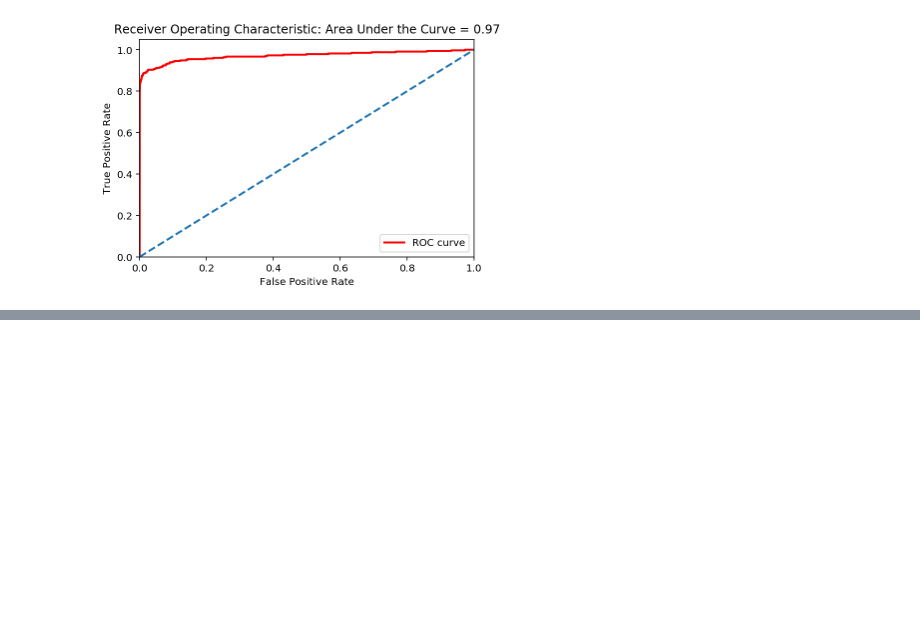
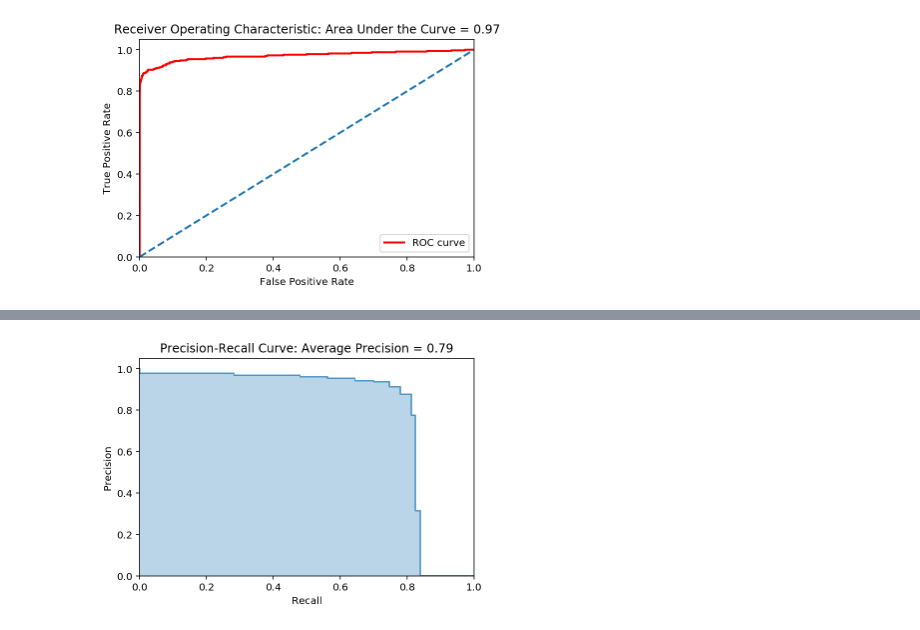
Before and after one commit to frankrefischer/unsuper-02, a Jupyter notebook: Credit Card Fraud.ipynb, the cells around one changed output, grey strips where cells are left out. Drawn from its saved outputs; the diff is of its cells as text; code cells hidden in the pictures; blank space fills up the shorter version.

Commit message:
training and evaluation of random forest

```diff
--- a/Credit Card Fraud.ipynb
+++ b/Credit Card Fraud.ipynb
@@ -206,7 +192,7 @@ average_precision = average_precision_score(y_true=preds.TRUELABEL, y_score=pred
 # %%
-def plot_precision_recall_curve(y_true, probas_pred):
-    precision, recall, thresholds = precision_recall_curve(y_true=y_true, probas_pred=probas_pred)
-    average_precision = average_precision_score(y_true=y_true, y_score=probas_pred)
+def plot_precision_recall_curve(preds_df):
+    precision, recall, thresholds = precision_recall_curve(y_true=preds_df.TRUELABEL, probas_pred=preds_df.PREDICTION)
+    average_precision = average_precision_score(y_true=preds_df.TRUELABEL, y_score=preds_df.PREDICTION)
 
     plt.step(x=recall, y=precision, where='post', alpha=0.7)
     plt.fill_between(x=recall, y1=precision, step='post', alpha=0.3)
@@ -219,7 +205,7 @@ def plot_precision_recall_curve(y_true, probas_pred):
 
     plt.title(f'Precision-Recall Curve: Average Precision = {average_precision:.02f}')
 
-plot_precision_recall_curve(y_true=preds.TRUELABEL, probas_pred=preds.PREDICTION)
+plot_precision_recall_curve(predictions_logreg_df)
 # %% [output]
 [figure]
 # %%
@@ -246,0 +235,20 @@ plot_auroc(y_true=preds.TRUELABEL, probas_pred=preds.PREDICTION)
+# %%
+def make_random_forest_model():
+    return RandomForestClassifier(n_estimators=10,
+                                  max_features='auto',
+                                  max_depth=None,
+                                  min_samples_split=2,
+                                  min_samples_leaf=1,
+                                  min_weight_fraction_leaf=0.0,
+                                  max_leaf_nodes=None,
+                                  bootstrap=True,
+                                  oob_score=False,
+                                  n_jobs=-1,
+                                  random_state=2018,
+                                  class_weight='balanced')
+
+random_forest_model = make_random_forest_model()
+# %%
+predictions_random_forest = train_model(model=random_forest_model, cross_validator=stratified_kfold)
+log_loss_random_forest = log_loss(y_train, predictions_random_forest.loc[:, 1])
+print(f'{random_forest_model.__class__.__name__} Log Loss: {log_loss_random_forest:.6f}')
@@ -246,0 +262,6 @@ plot_auroc(y_true=preds.TRUELABEL, probas_pred=preds.PREDICTION)
+# %%
+predictions_random_forest_df = make_predictions_dataframe(predictions_random_forest)
+# %%
+plot_precision_recall_curve(predictions_random_forest_df)
+# %% [output]
+[figure, added]
```
Also changed, not shown: parts of 8 cells of this notebook.
